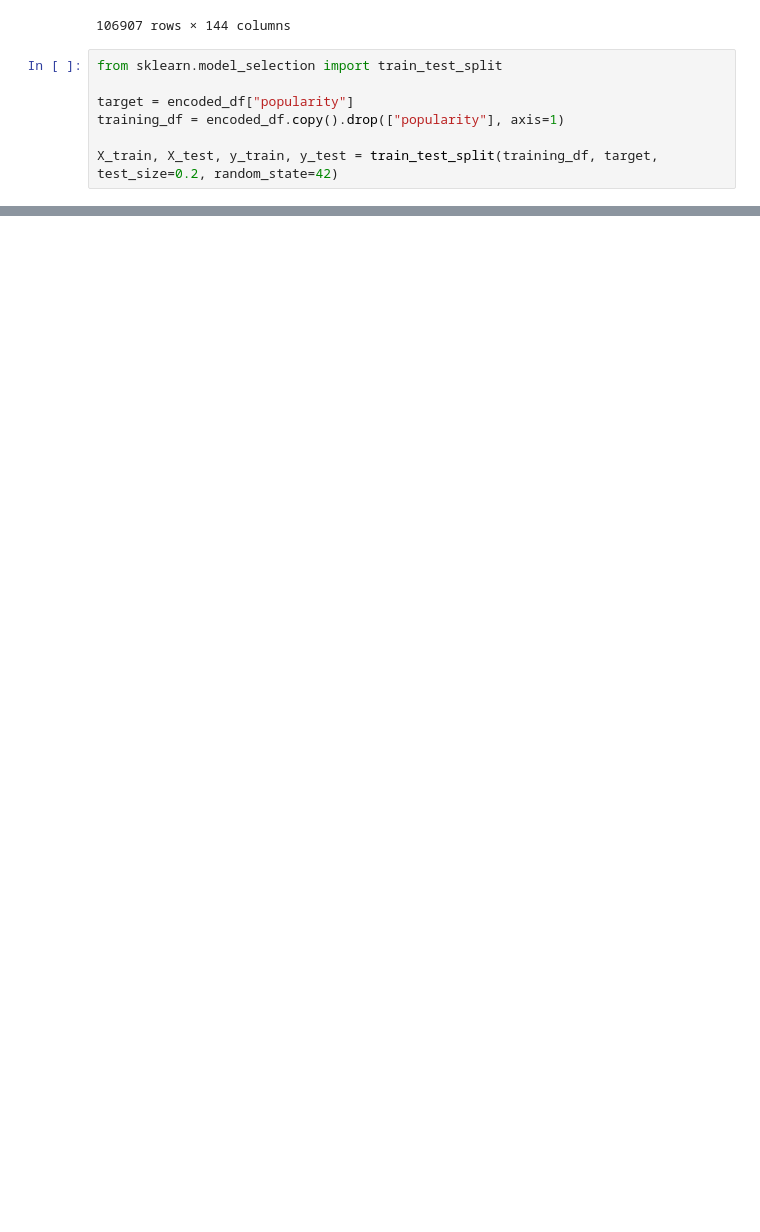
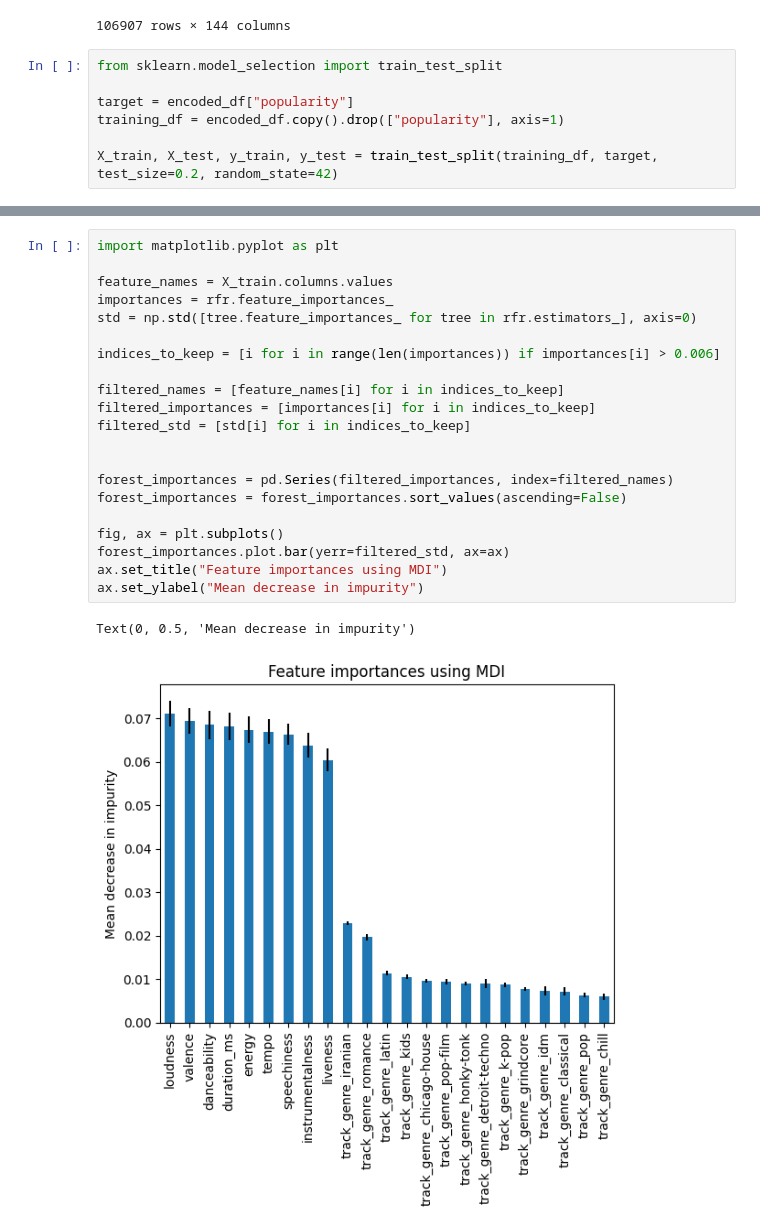
Before and after one commit to despertom/spotify-popularity-prediction, a Jupyter notebook: Project.ipynb, the cells around one changed output, grey strips where cells are left out. Saved outputs shown, nothing was run; the diff lists cells and outputs as text; blank space fills up the shorter version.

```diff
--- a/Project.ipynb
+++ b/Project.ipynb
@@ -229,0 +240,24 @@ ModuleNotFoundError: No module named 'keras'
+# %%
+import matplotlib.pyplot as plt
+
+feature_names = X_train.columns.values
+importances = rfr.feature_importances_
+std = np.std([tree.feature_importances_ for tree in rfr.estimators_], axis=0)
+
+indices_to_keep = [i for i in range(len(importances)) if importances[i] > 0.006]
+
+filtered_names = [feature_names[i] for i in indices_to_keep]
+filtered_importances = [importances[i] for i in indices_to_keep]
+filtered_std = [std[i] for i in indices_to_keep]
+
+
+forest_importances = pd.Series(filtered_importances, index=filtered_names)
+forest_importances = forest_importances.sort_values(ascending=False)
+
+fig, ax = plt.subplots()
+forest_importances.plot.bar(yerr=filtered_std, ax=ax)
+ax.set_title("Feature importances using MDI")
+ax.set_ylabel("Mean decrease in impurity")
+# %% [output]
+Text(0, 0.5, 'Mean decrease in impurity')
+[figure, added]
```
Also changed, not shown: parts of 17 cells of this notebook.
